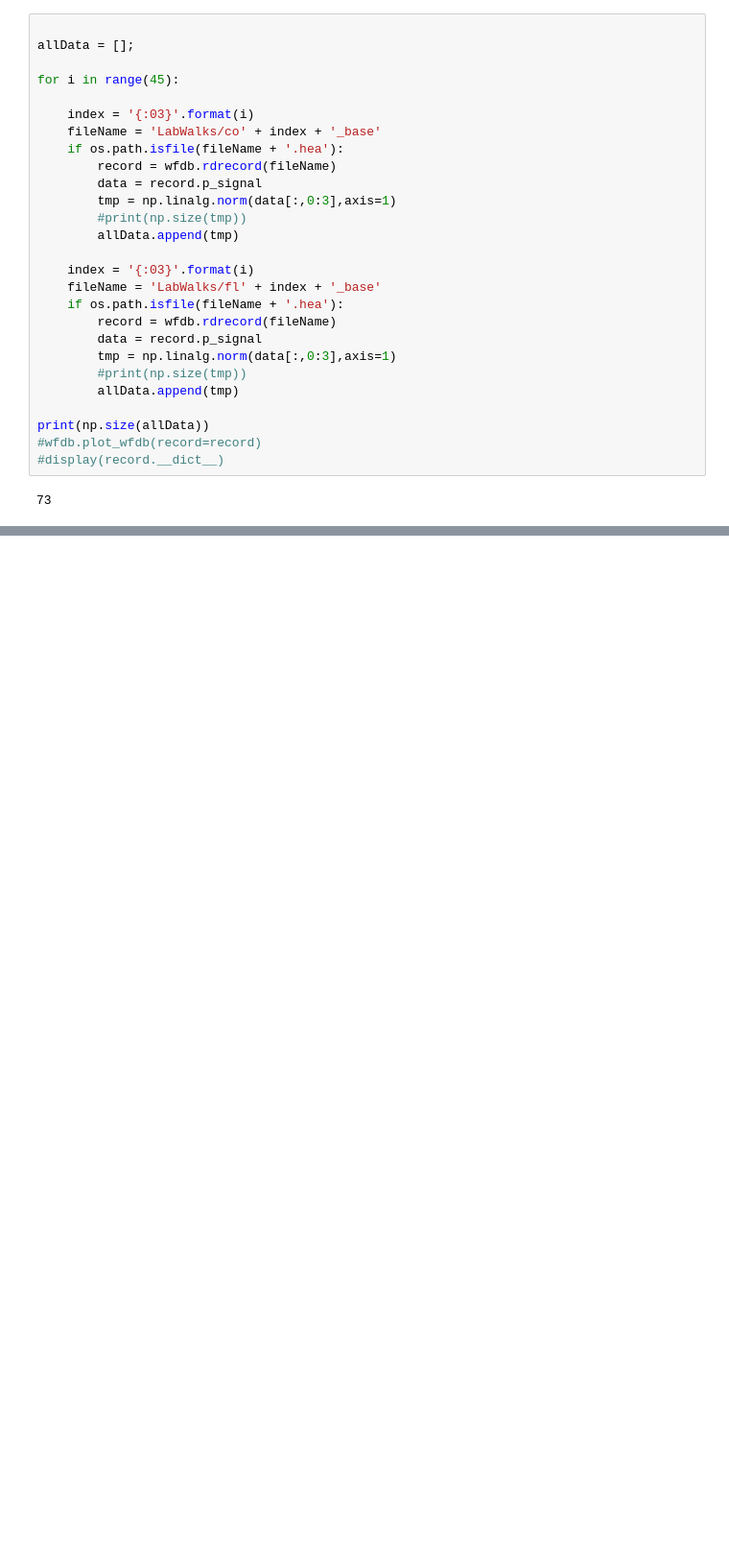
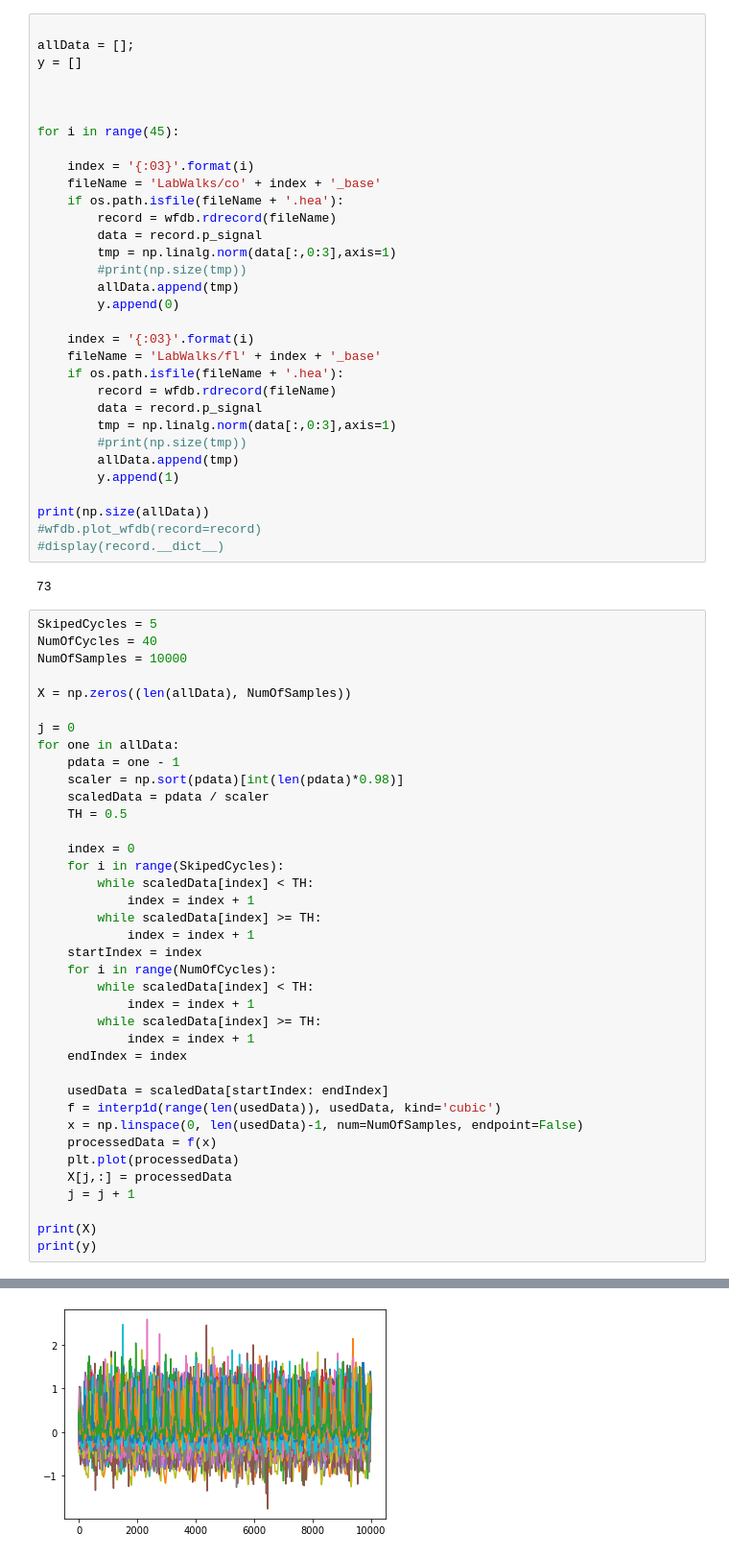
Before and after one commit to RGu0/labWalk, a Jupyter notebook: labWalkData.ipynb, the cells around one changed output, grey strips where cells are left out. Shown: that part at 96% size. Drawn from its saved outputs; the diff is of its cells as text; blank space fills up the shorter version.

```diff
--- a/labWalkData.ipynb
+++ b/labWalkData.ipynb
@@ -9,6 +9,9 @@ import wfdb
 # %%
 
 allData = [];
+y = []
+
+
 
 for i in range(45):
 
@@ -20,6 +23,7 @@ for i in range(45):
         tmp = np.linalg.norm(data[:,0:3],axis=1)
         #print(np.size(tmp))
         allData.append(tmp)
+        y.append(0)
 
     index = '{:03}'.format(i)
     fileName = 'LabWalks/fl' + index + '_base'
@@ -29,9 +33,49 @@ for i in range(45):
         tmp = np.linalg.norm(data[:,0:3],axis=1)
         #print(np.size(tmp))
         allData.append(tmp)
+        y.append(1)
 
 print(np.size(allData))
 #wfdb.plot_wfdb(record=record)
 #display(record.__dict__)
 # %% [output]
 73
+# %%
+SkipedCycles = 5
+NumOfCycles = 40
+NumOfSamples = 10000
+
+X = np.zeros((len(allData), NumOfSamples))
+
+j = 0
+for one in allData:
+    pdata = one - 1
+    scaler = np.sort(pdata)[int(len(pdata)*0.98)]
+    scaledData = pdata / scaler
+    TH = 0.5
+
+    index = 0
+    for i in range(SkipedCycles):
+        while scaledData[index] < TH:
+            index = index + 1
+        while scaledData[index] >= TH:
+            index = index + 1
+    startIndex = index
+    for i in range(NumOfCycles):
+        while scaledData[index] < TH:
+            index = index + 1
+        while scaledData[index] >= TH:
+            index = index + 1
+    endIndex = index
+
+    usedData = scaledData[startIndex: endIndex]
+    f = interp1d(range(len(usedData)), usedData, kind='cubic')
+    x = np.linspace(0, len(usedData)-1, num=NumOfSamples, endpoint=False)
+    processedData = f(x)
+    plt.plot(processedData)
+    X[j,:] = processedData
+    j = j + 1
+
+print(X)
+print(y)
+# %% [output]
@@ -37,0 +90 @@ print(np.size(allData))
+[figure, added]
```
Also changed, not shown: parts of 4 cells of this notebook.
